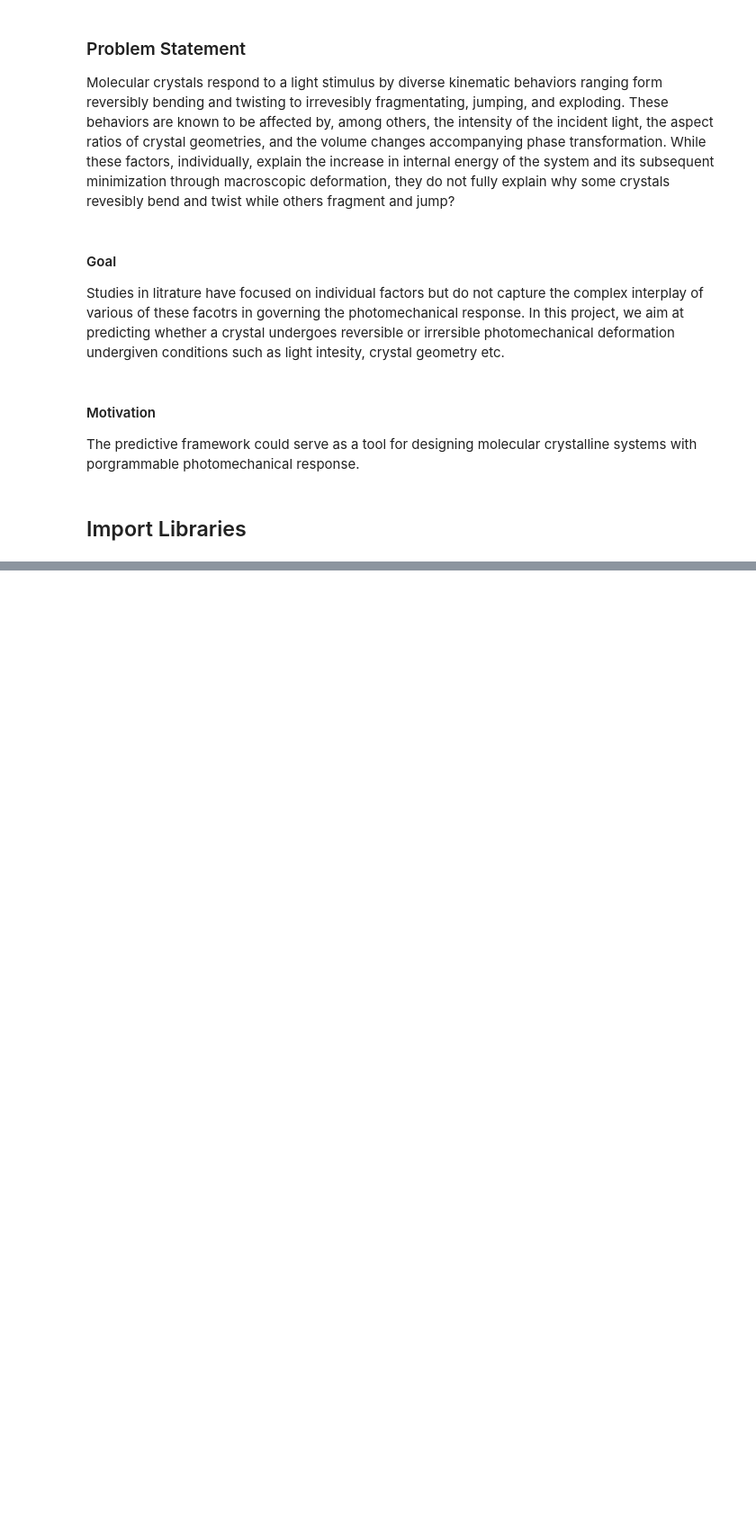
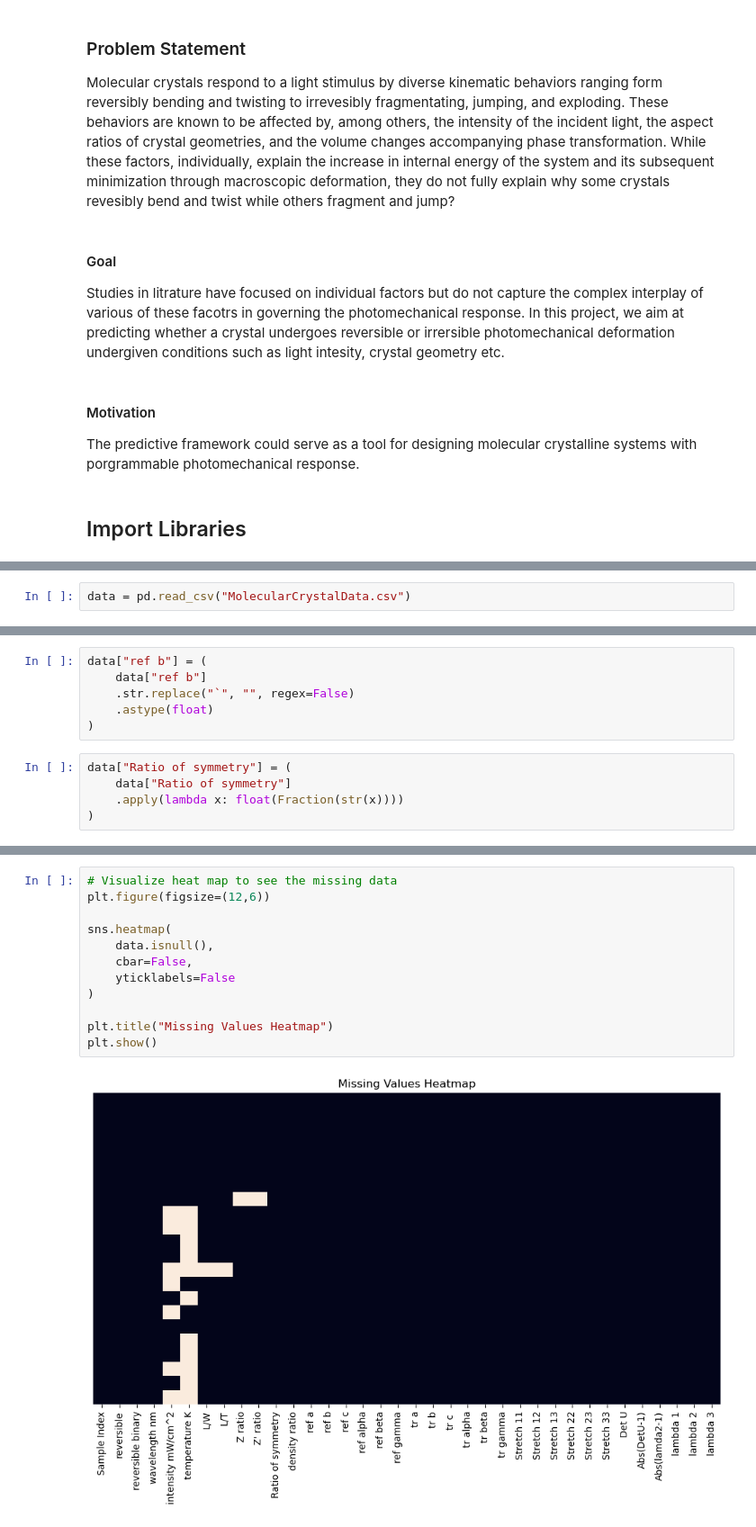
Before and after one commit to devesh-tiwari/ml4ms-finalproject, a Jupyter notebook: devesh-maya-final-project.ipynb, the cells around one changed output, grey strips where cells are left out. Shown at 90% size. Cells and saved outputs as stored; diff of their text form; blank space fills up the shorter version.

```diff
--- a/devesh-maya-final-project.ipynb
+++ b/devesh-maya-final-project.ipynb
@@ -22,0 +27,2 @@ import numpy as np
+# %%
+data = pd.read_csv("MolecularCrystalData.csv")
@@ -22,0 +85,11 @@ import numpy as np
+# %%
+data["ref b"] = (
+    data["ref b"]
+    .str.replace("`", "", regex=False)
+    .astype(float)
+)
+# %%
+data["Ratio of symmetry"] = (
+    data["Ratio of symmetry"]
+    .apply(lambda x: float(Fraction(str(x))))
+)
@@ -22,0 +147,14 @@ import numpy as np
+# %%
+# Visualize heat map to see the missing data
+plt.figure(figsize=(12,6))
+
+sns.heatmap(
+    data.isnull(),
+    cbar=False,
+    yticklabels=False
+)
+
+plt.title("Missing Values Heatmap")
+plt.show()
+# %% [output]
+[figure, added]
```
Also changed, not shown: parts of 30 cells of this notebook.
